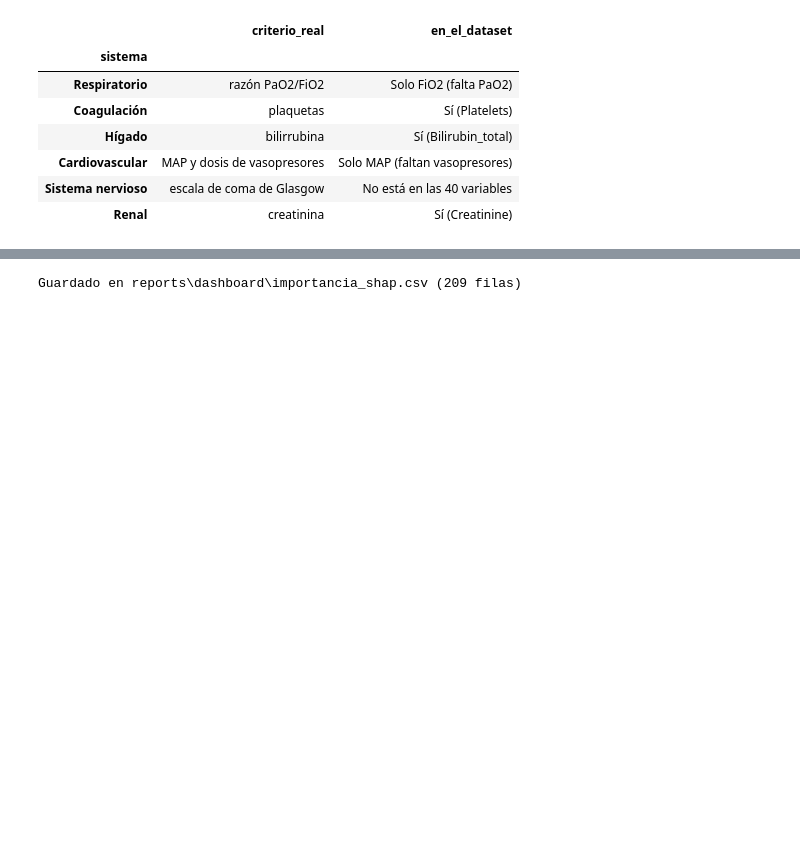
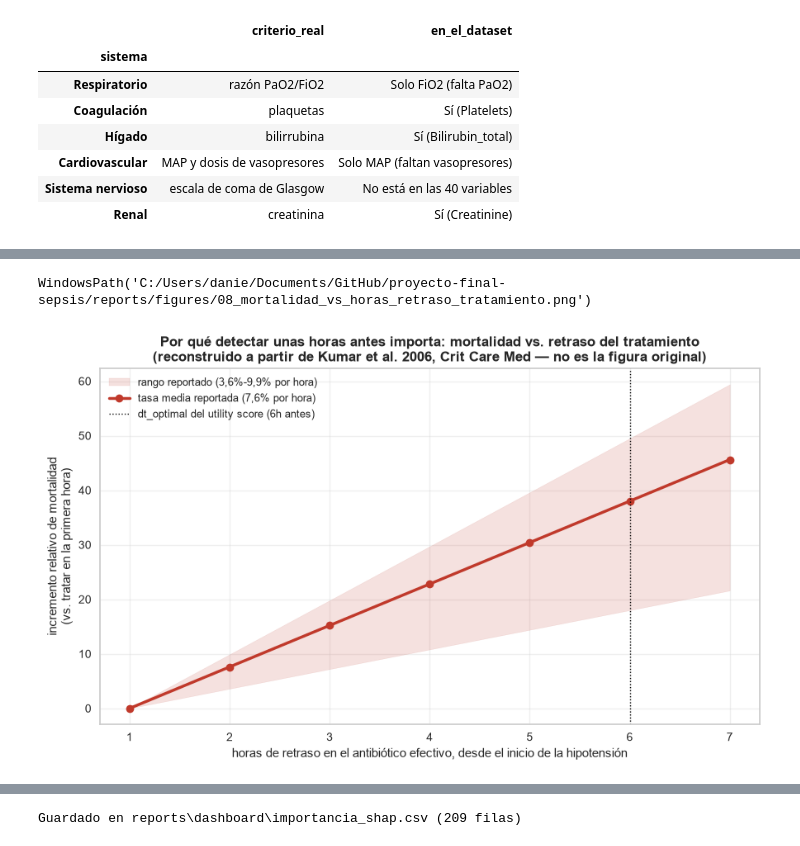
Before and after one commit to andresfsanchez74/proyecto-final-sepsis, a Jupyter notebook: notebooks/08_interpretabilidad.ipynb, the cells around one changed output, grey strips where cells are left out. Saved outputs shown, nothing was run; the diff lists cells and outputs as text; code cells hidden in the pictures; blank space fills up the shorter version.

```diff
--- a/notebooks/08_interpretabilidad.ipynb
+++ b/notebooks/08_interpretabilidad.ipynb
@@ -589,0 +537,25 @@ problema está donde está.
+# %%
+horas = np.arange(1, 8)
+tasa_media, tasa_baja, tasa_alta = 0.076, 0.036, 0.099
+
+incremento_medio = (horas - 1) * tasa_media * 100
+incremento_bajo = (horas - 1) * tasa_baja * 100
+incremento_alto = (horas - 1) * tasa_alta * 100
+
+fig, ax = plt.subplots(figsize=(9, 5.5))
+ax.fill_between(horas, incremento_bajo, incremento_alto, color=viz.COLOR_SEPSIS, alpha=0.15,
+                label="rango reportado (3,6%-9,9% por hora)")
+ax.plot(horas, incremento_medio, color=viz.COLOR_SEPSIS, lw=2.5, marker="o",
+        label="tasa media reportada (7,6% por hora)")
+ax.axvline(6, color="black", ls=":", lw=1, label="dt_optimal del utility score (6h antes)")
+
+ax.set_xlabel("horas de retraso en el antibiótico efectivo, desde el inicio de la hipotensión")
+ax.set_ylabel("incremento relativo de mortalidad\n(vs. tratar en la primera hora)")
+ax.set_title("Por qué detectar unas horas antes importa: mortalidad vs. retraso del tratamiento\n"
+             "(reconstruido a partir de Kumar et al. 2006, Crit Care Med — no es la figura original)")
+ax.legend(fontsize=9)
+plt.tight_layout()
+viz.guardar(fig, "08_mortalidad_vs_horas_retraso_tratamiento", cfg)
+# %% [output]
+WindowsPath('C:/Users/danie/Documents/GitHub/proyecto-final-sepsis/reports/figures/08_mortalidad_vs_horas_retraso_tratamiento.png')
+[figure, added]
```
Also changed, not shown: parts of 25 cells of this notebook, 7 other files.
